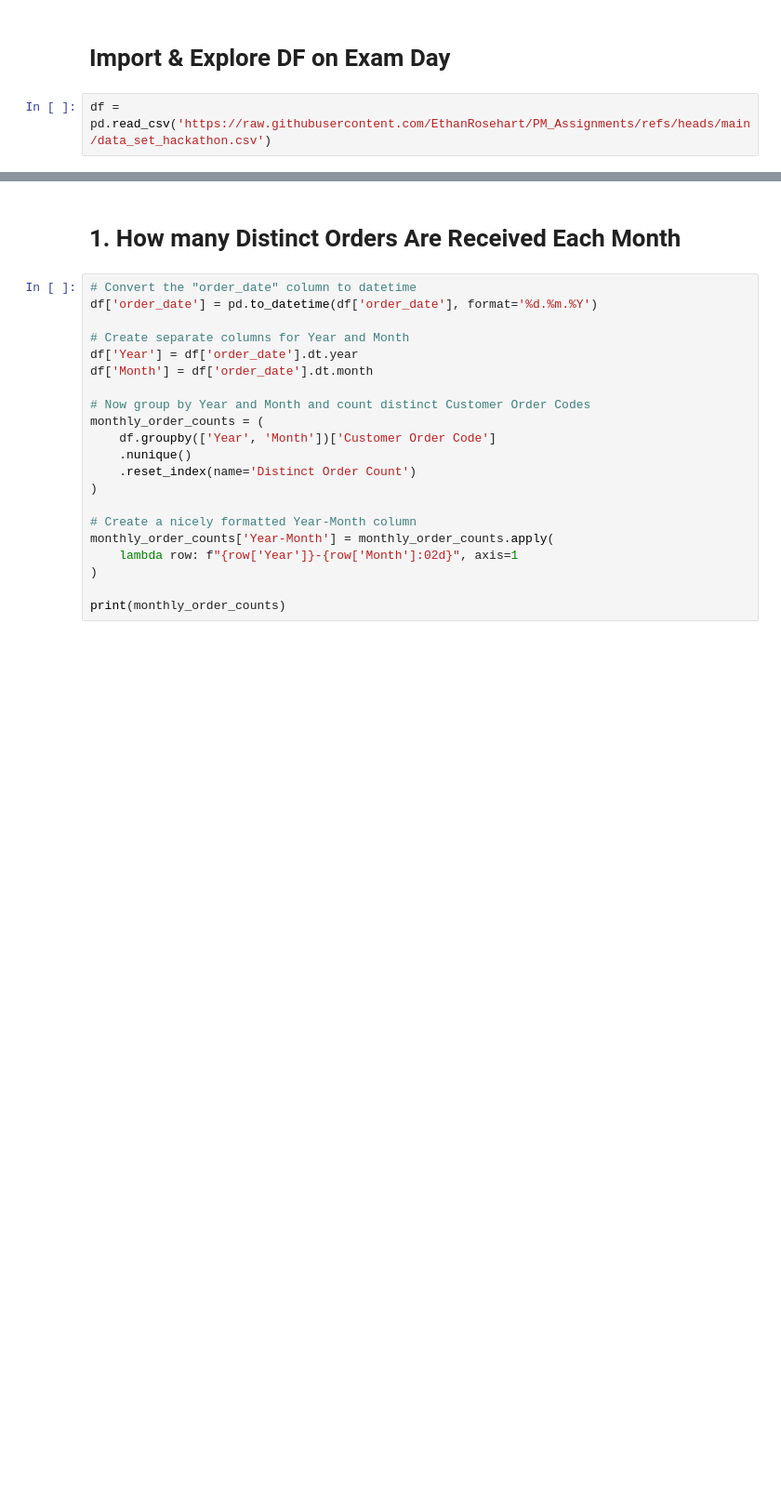
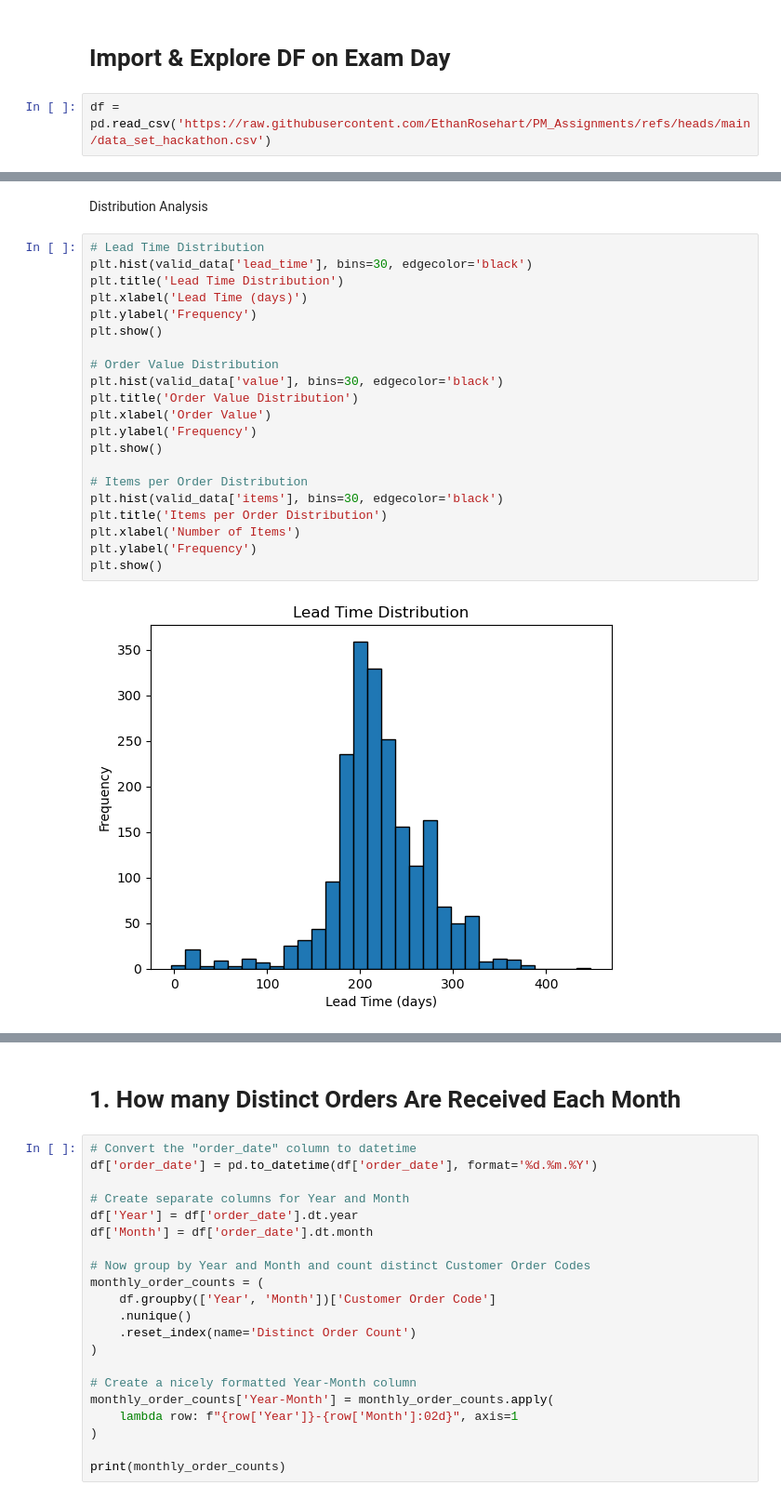
Before and after one commit to EthanRosehart/PM_Assignments, a Jupyter notebook: hackathon.ipynb, the cells around one changed output, grey strips where cells are left out. Shown at 93% size. Drawn from its saved outputs; the diff is of its cells as text; blank space fills up the shorter version.

```diff
--- a/hackathon.ipynb
+++ b/hackathon.ipynb
@@ -19,0 +56,25 @@ df = pd.read_csv('https://raw.githubusercontent.com/EthanRosehart/PM_Assignments
+# %% [markdown]
+Distribution Analysis
+# %%
+# Lead Time Distribution
+plt.hist(valid_data['lead_time'], bins=30, edgecolor='black')
+plt.title('Lead Time Distribution')
+plt.xlabel('Lead Time (days)')
+plt.ylabel('Frequency')
+plt.show()
+
+# Order Value Distribution
+plt.hist(valid_data['value'], bins=30, edgecolor='black')
+plt.title('Order Value Distribution')
+plt.xlabel('Order Value')
+plt.ylabel('Frequency')
+plt.show()
+
+# Items per Order Distribution
+plt.hist(valid_data['items'], bins=30, edgecolor='black')
+plt.title('Items per Order Distribution')
+plt.xlabel('Number of Items')
+plt.ylabel('Frequency')
+plt.show()
+# %% [output]
+[figure, added]
```
Also changed, not shown: parts of 13 cells of this notebook, 1 other file.
